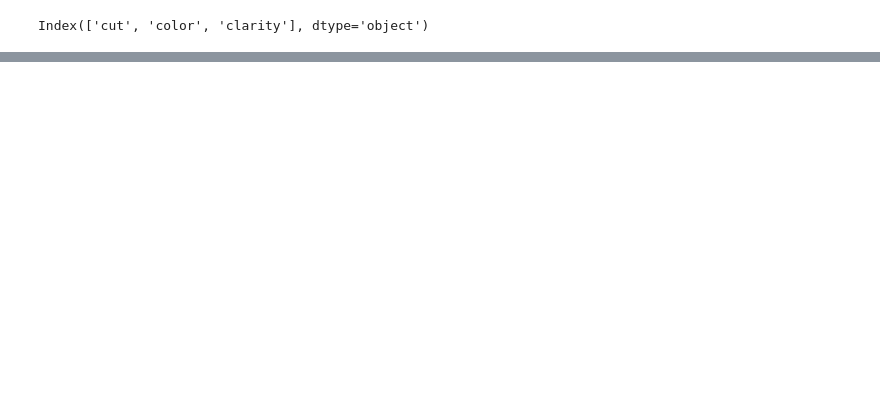
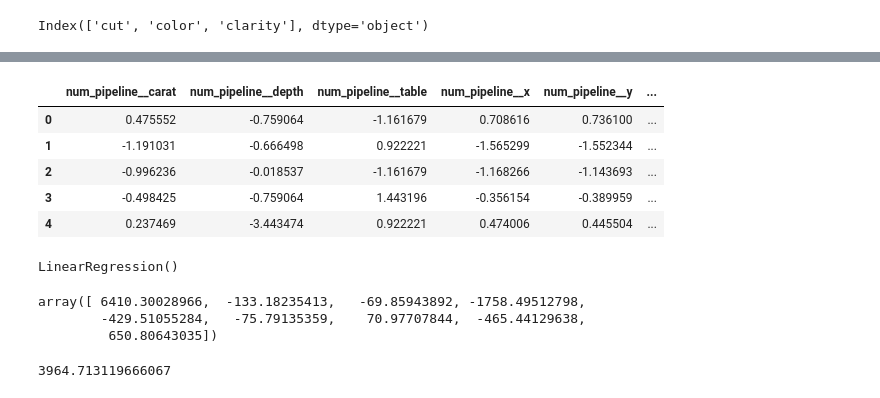
Before and after one commit to Subhraneel77/LiveProjectML, a Jupyter notebook: notebooks/model_training.ipynb, the cells around one changed output, grey strips where cells are left out. Cells and saved outputs as stored; diff of their text form; code cells hidden in the pictures; blank space fills up the shorter version.

```diff
--- a/notebooks/model_training.ipynb
+++ b/notebooks/model_training.ipynb
@@ -100,0 +116,9 @@ preprocessor = ColumnTransformer(
+# %%
+X_test.head()
+# %% [output]
+|  | num_pipeline__carat | num_pipeline__depth | num_pipeline__table | num_pipeline__x | num_pipeline__y | ... |
+| 0 | 0.475552 | -0.759064 | -1.161679 | 0.708616 | 0.736100 | ... |
+| 1 | -1.191031 | -0.666498 | 0.922221 | -1.565299 | -1.552344 | ... |
+| 2 | -0.996236 | -0.018537 | -1.161679 | -1.168266 | -1.143693 | ... |
+| 3 | -0.498425 | -0.759064 | 1.443196 | -0.356154 | -0.389959 | ... |
+| 4 | 0.237469 | -3.443474 | 0.922221 | 0.474006 | 0.445504 | ... |
@@ -100,0 +128,15 @@ preprocessor = ColumnTransformer(
+# %%
+regression = LinearRegression()
+regression.fit(X_train, y_train)
+# %% [output]
+LinearRegression()
+# %%
+regression.coef_
+# %% [output]
+array([ 6410.30028966,  -133.18235413,   -69.85943892, -1758.49512798,
+        -429.51055284,   -75.79135359,    70.97707844,  -465.44129638,
+         650.80643035])
+# %%
+regression.intercept_
+# %% [output]
+3964.713119666067
```
Also changed, not shown: parts of 11 cells of this notebook, 3 other files.
